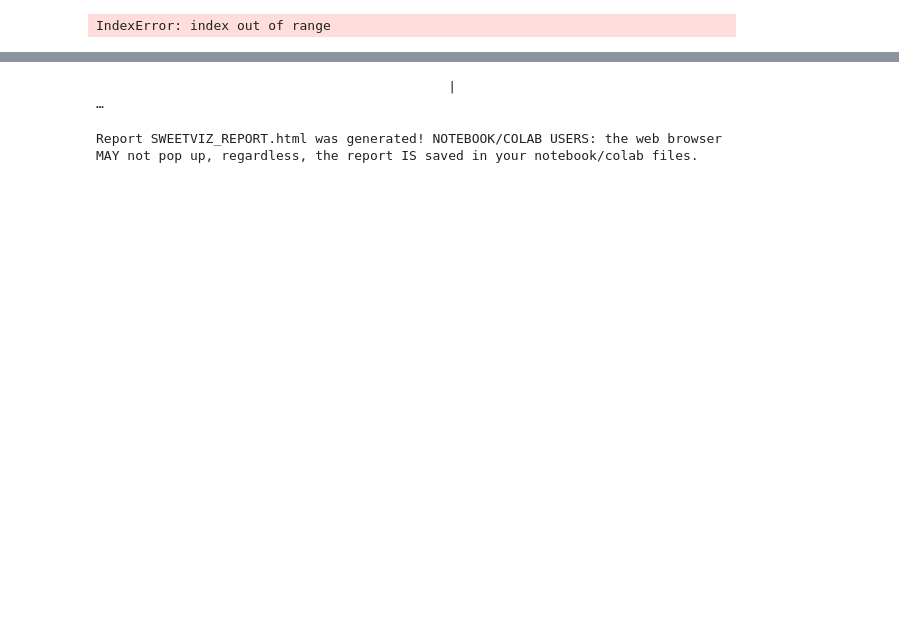
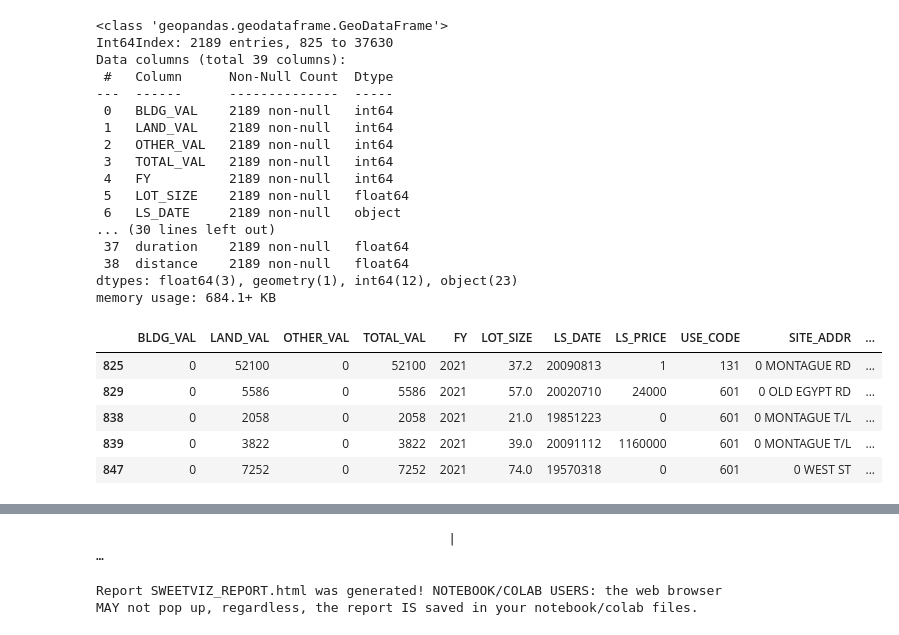
Before and after one commit to saulshanabrook/property-data, a Jupyter notebook: Untitled.ipynb, the cells around one changed output, grey strips where cells are left out. Drawn from its saved outputs; the diff is of its cells as text; code cells hidden in the pictures; blank space fills up the shorter version.

```diff
--- a/Untitled.ipynb
+++ b/Untitled.ipynb
@@ -36,50 +20,74 @@ NO_MAX_OCCUPANCY = [
 ]
 
 HIDE_USE_DESCS = [
     "Undevelopable Residential Land",
-    "All land designated under Chapter 61 (not classified as Open Space)",
+    # "All land designated under Chapter 61 (not classified as Open Space)",
     "Vacant, Conservation Organizations (Charitable Org.)",
     "Dept. of Fish and Game (DFG) -- formerly Division of Fisheries and Wildlife, Environmental Law Enforcement (DFWELE)",
     "Dept. of Conservation and Recreation (DCR), Division of State Parks and Recreation",
     "Improved, Selectmen or City Council (Municipal)",
     "Vacant, Other District (County)",
     "(formerly Colleges, Schools(private).  Removed June 2009. )",
     "Dept. of Education (DOE) - UMass., State Colleges, Community Colleges",
     "Secondary Level (Educational Private)",
-    "Productive Woodland - woodlots (Ch. 61A, not classified as Open Space)",
-    "Field Crops - hay, wheat, tillable forage, cropland, etc... (Ch. 61A, not classified as Open Space)",
-    "Nature Study - areas specifically for nature study or observation (Ch. 61B, not classified as Open Space)",
-    "Pasture (Ch. 61A, not classified as Open Space)",
-    "Truck Crops - vegetables (Ch. 61A, not classified as Open Space)",
-    "Hiking - trails or paths, Camping - areas with sites for overnight camping, Nature Study (Ch. 61B, not classified as OS)",
-    "Necessary related land-farm roads, ponds, land under farm buildings (Ch. 61A, not classified as Open Space)",
-    "Agricultural/Horticultural Land not included in Chapter 61A",
-    "Hunting - areas for the hunting of wildlife (Ch. 61B, not classified as Open Space)",
-    "Nurseries (Ch. 61A, not classified as Open Space)",
-    "Wet land, scrub land, rock land (Ch. 61A, not classified as Open Space)",
-    "Orchards - pears, apples, grape vineyards, etc... (Ch. 61A, not classified as Open Space)",
-    "Tobacco, Sod (Ch. 61A, not classified as Open Space)",
-    "Camping - areas with sites for overnight camping (Ch. 61B, not classified as Open Space)",
-    "Christmas Trees (Ch. 61A, not classified as Open Space)",
-    "Golfing - areas of land arranged as a golf course (Ch. 61B, not classified as Open Space)",
-    "Horseback Riding - trails or areas (Ch. 61B, not classified as Open Space)",
+    # "Productive Woodland - woodlots (Ch. 61A, not classified as Open Space)",
+    # "Field Crops - hay, wheat, tillable forage, cropland, etc... (Ch. 61A, not classified as Open Space)",
+    # "Nature Study - areas specifically for nature study or observation (Ch. 61B, not classified as Open Space)",
+    # "Pasture (Ch. 61A, not classified as Open Space)",
+    # "Truck Crops - vegetables (Ch. 61A, not classified as Open Space)",
+    # "Hiking - trails or paths, Camping - areas with sites for overnight camping, Nature Study (Ch. 61B, not classified as OS)",
+    # "Necessary related land-farm roads, ponds, land under farm buildings (Ch. 61A, not classified as Open Space)",
+    # "Agricultural/Horticultural Land not included in Chapter 61A",
+    # "Hunting - areas for the hunting of wildlife (Ch. 61B, not classified as Open Space)",
+    # "Nurseries (Ch. 61A, not classified as Open Space)",
+    # "Wet land, scrub land, rock land (Ch. 61A, not classified as Open Space)",
+    # "Orchards - pears, apples, grape vineyards, etc... (Ch. 61A, not classified as Open Space)",
+    # "Tobacco, Sod (Ch. 61A, not classified as Open Space)",
+    # "Camping - areas with sites for overnight camping (Ch. 61B, not classified as Open Space)",
+    # "Christmas Trees (Ch. 61A, not classified as Open Space)",
+    # "Golfing - areas of land arranged as a golf course (Ch. 61B, not classified as Open Space)",
+    # "Horseback Riding - trails or areas (Ch. 61B, not classified as Open Space)",
     "Vacant, Selectmen or City Council (Municipal)",
     "Vacant, District (County)",
     "Vacant, Conservation (Municipal or County)",
     "Electric Transmission Right-of-Way",
     "(formerly Charitable Organizations (private hospitals, etc...).  Removed June 2009. )",
     "(formerly Municipalities/Districts.  Removed June 2009.)",
     "(formerly Commonwealth of Massachusetts.  Removed June 2009.)",
     "Undevelopable Commercial Land",
     "Dept. of Conservation and Recreation (DCR) - Division of Water Supply Protection",
+    "Undevelopable Industrial Land"
 ]
 
 filtered = df.query(
-    'CITY.str.lower() == @NO_MAX_OCCUPANCY and LOT_SIZE > 10 and USE_DESC != @HIDE_USE_DESCS and TOTAL_VAL < 200000'
+    'LOT_SIZE > 10 and USE_DESC != @HIDE_USE_DESCS and TOTAL_VAL < 200000'
 )
 filtered = add_directions_columns(filtered).query(
     'duration < 30'
 )
 filtered.info()
+filtered.head()
 # %% [output]
-IndexError: index out of range
+<class 'geopandas.geodataframe.GeoDataFrame'>
+Int64Index: 2189 entries, 825 to 37630
+Data columns (total 39 columns):
+ #   Column      Non-Null Count  Dtype
+---  ------      --------------  -----
+ 0   BLDG_VAL    2189 non-null   int64
+ 1   LAND_VAL    2189 non-null   int64
+ 2   OTHER_VAL   2189 non-null   int64
+ 3   TOTAL_VAL   2189 non-null   int64
+ 4   FY          2189 non-null   int64
+ 5   LOT_SIZE    2189 non-null   float64
+ 6   LS_DATE     2189 non-null   object
+... (30 lines left out)
+ 37  duration    2189 non-null   float64
+ 38  distance    2189 non-null   float64
+dtypes: float64(3), geometry(1), int64(12), object(23)
+memory usage: 684.1+ KB
+|  | BLDG_VAL | LAND_VAL | OTHER_VAL | TOTAL_VAL | FY | LOT_SIZE | LS_DATE | LS_PRICE | USE_CODE | SITE_ADDR | ... |
+| 825 | 0 | 52100 | 0 | 52100 | 2021 | 37.2 | 20090813 | 1 | 131 | 0 MONTAGUE RD | ... |
+| 829 | 0 | 5586 | 0 | 5586 | 2021 | 57.0 | 20020710 | 24000 | 601 | 0 OLD EGYPT RD | ... |
+| 838 | 0 | 2058 | 0 | 2058 | 2021 | 21.0 | 19851223 | 0 | 601 | 0 MONTAGUE T/L | ... |
+| 839 | 0 | 3822 | 0 | 3822 | 2021 | 39.0 | 20091112 | 1160000 | 601 | 0 MONTAGUE T/L | ... |
+| 847 | 0 | 7252 | 0 | 7252 | 2021 | 74.0 | 19570318 | 0 | 601 | 0 WEST ST | ... |
```
Also changed, not shown: parts of 13 cells of this notebook, 6 other files.
